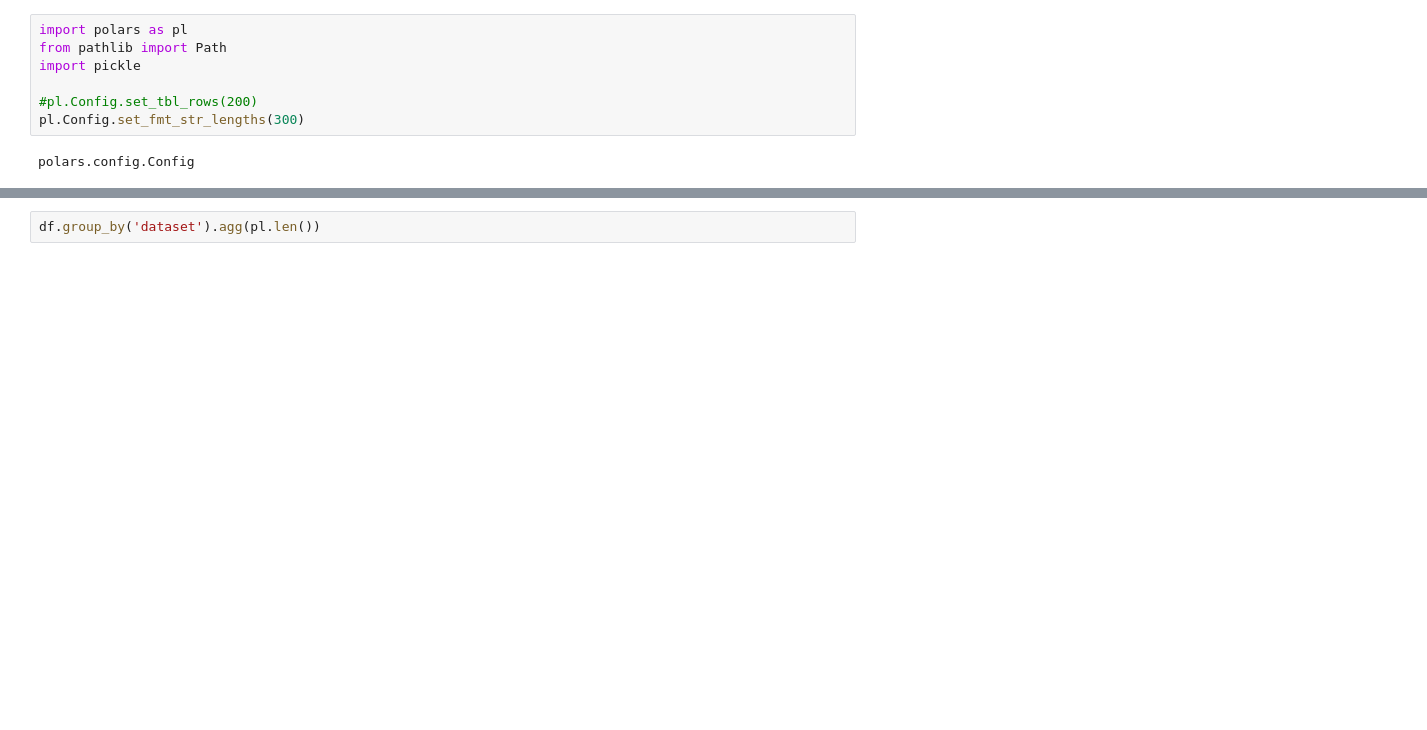
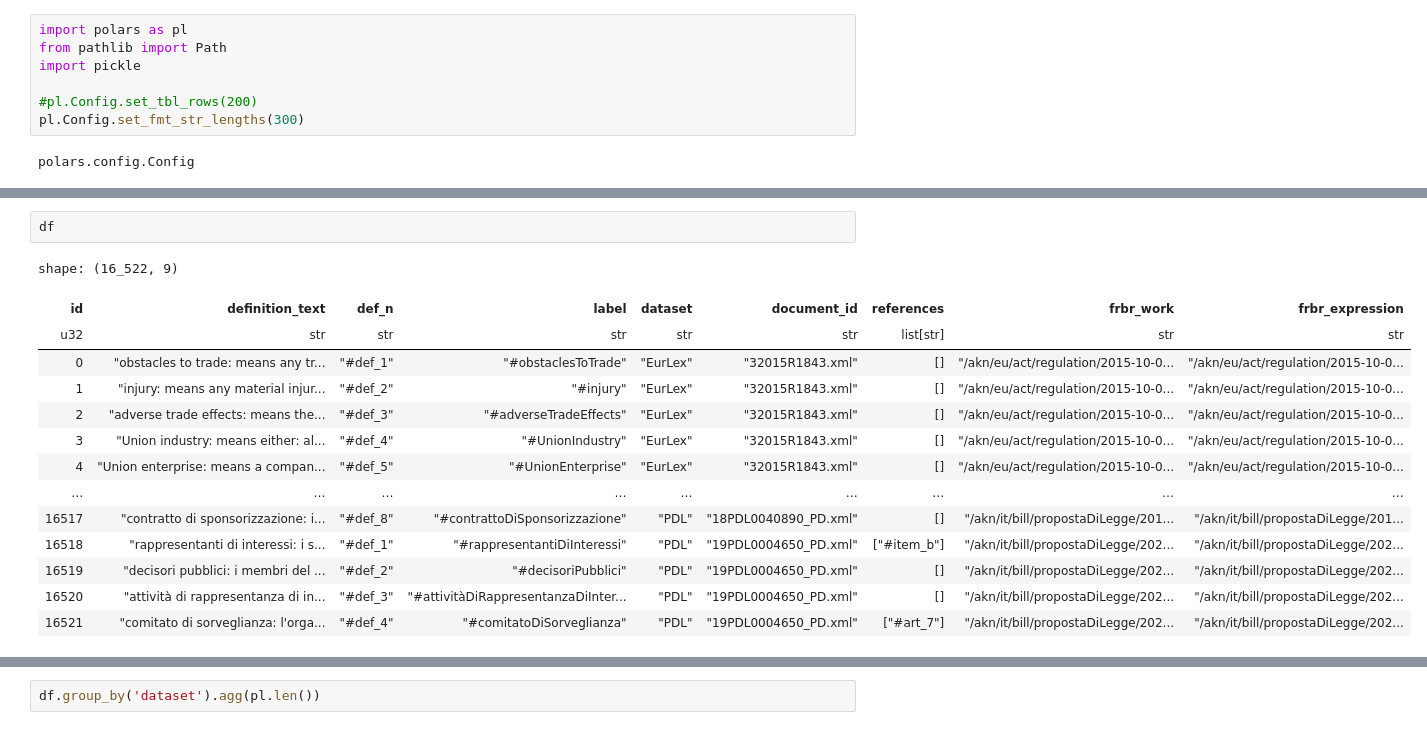
Before and after one commit to leonardozilli/LegislativeDefinitionsAgent, a Jupyter notebook: notebooks/02 - create_def_embeddings.ipynb, the cells around one changed output, grey strips where cells are left out. Cells and saved outputs as stored; diff of their text form; blank space fills up the shorter version.

```diff
--- a/notebooks/02 - create_def_embeddings.ipynb
+++ b/notebooks/02 - create_def_embeddings.ipynb
@@ -25,0 +26,17 @@ shape: (1, 1)
+# %%
+df
+# %% [output]
+shape: (16_522, 9)
+| id | definition_text | def_n | label | dataset | document_id | references | frbr_work | frbr_expression |
+| u32 | str | str | str | str | str | list[str] | str | str |
+| 0 | "obstacles to trade: means any tr... | "#def_1" | "#obstaclesToTrade" | "EurLex" | "32015R1843.xml" | [] | "/akn/eu/act/regulation/2015-10-0... | "/akn/eu/act/regulation/2015-10-0... |
+| 1 | "injury: means any material injur... | "#def_2" | "#injury" | "EurLex" | "32015R1843.xml" | [] | "/akn/eu/act/regulation/2015-10-0... | "/akn/eu/act/regulation/2015-10-0... |
+| 2 | "adverse trade effects: means the... | "#def_3" | "#adverseTradeEffects" | "EurLex" | "32015R1843.xml" | [] | "/akn/eu/act/regulation/2015-10-0... | "/akn/eu/act/regulation/2015-10-0... |
+| 3 | "Union industry: means either: al... | "#def_4" | "#UnionIndustry" | "EurLex" | "32015R1843.xml" | [] | "/akn/eu/act/regulation/2015-10-0... | "/akn/eu/act/regulation/2015-10-0... |
+| 4 | "Union enterprise: means a compan... | "#def_5" | "#UnionEnterprise" | "EurLex" | "32015R1843.xml" | [] | "/akn/eu/act/regulation/2015-10-0... | "/akn/eu/act/regulation/2015-10-0... |
+| … | … | … | … | … | … | … | … | … |
+| 16517 | "contratto di sponsorizzazione: i... | "#def_8" | "#contrattoDiSponsorizzazione" | "PDL" | "18PDL0040890_PD.xml" | [] | "/akn/it/bill/propostaDiLegge/201... | "/akn/it/bill/propostaDiLegge/201... |
+| 16518 | "rappresentanti di interessi: i s... | "#def_1" | "#rappresentantiDiInteressi" | "PDL" | "19PDL0004650_PD.xml" | ["#item_b"] | "/akn/it/bill/propostaDiLegge/202... | "/akn/it/bill/propostaDiLegge/202... |
+| 16519 | "decisori pubblici: i membri del ... | "#def_2" | "#decisoriPubblici" | "PDL" | "19PDL0004650_PD.xml" | [] | "/akn/it/bill/propostaDiLegge/202... | "/akn/it/bill/propostaDiLegge/202... |
+| 16520 | "attività di rappresentanza di in... | "#def_3" | "#attivitàDiRappresentanzaDiInter... | "PDL" | "19PDL0004650_PD.xml" | [] | "/akn/it/bill/propostaDiLegge/202... | "/akn/it/bill/propostaDiLegge/202... |
+| 16521 | "comitato di sorveglianza: l'orga... | "#def_4" | "#comitatoDiSorveglianza" | "PDL" | "19PDL0004650_PD.xml" | ["#art_7"] | "/akn/it/bill/propostaDiLegge/202... | "/akn/it/bill/propostaDiLegge/202... |
```
Also changed, not shown: parts of 6 cells of this notebook, 49 other files.
